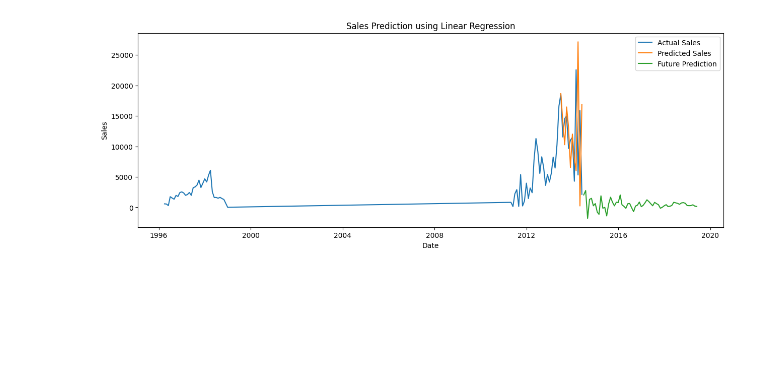
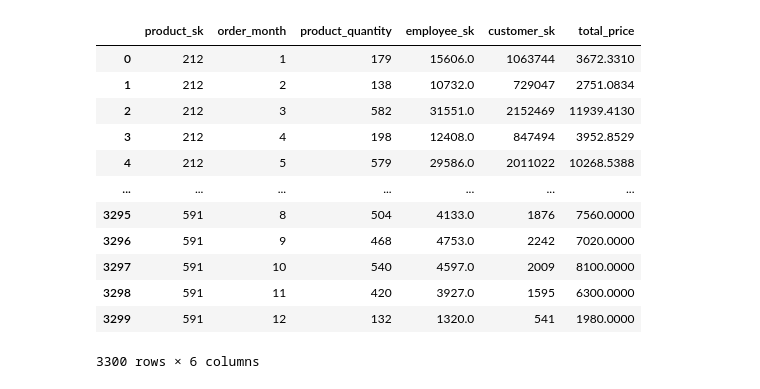
Before and after one commit to JordiPan/United-Outdoors, a Jupyter notebook: python/ML/linear_regression.ipynb, the cells around one changed output. Saved outputs shown, nothing was run; the diff lists cells and outputs as text; code cells hidden in the pictures; blank space fills up the shorter version.

Commit message:
updated linear regression

```diff
--- a/python/ML/linear_regression.ipynb
+++ b/python/ML/linear_regression.ipynb
@@ -198,37 +17,43 @@ plt.show()
-# %%
-lr_model = LinearRegression()
-lr_model.fit(x_train, y_train)
-
-x_future = x_train[-1, :].reshape(1, -1)
-
-future_predictions = []
-
-for _ in range(60):
-    lr_pred = lr_model.predict(x_future)
-
-    future_predictions.append(lr_pred[0])
-
-    x_future = np.roll(x_future, -1)
-    x_future[0, -1] = lr_pred
-
-
-future_predictions = np.array(future_predictions).reshape(-1, 1)
-future_predictions = np.concatenate((future_predictions, np.zeros((60, 12))), axis=1)
-future_predictions = scaler.inverse_transform(future_predictions)
-future_predictions = future_predictions[:, 0]
-
-date_range = pd.date_range(start='2014-06-01', periods=60, freq='M')
-future_predictions = pd.Series(future_predictions, name='Future Prediction')
-future_predictions = pd.DataFrame({'order_date': date_range, 'Future Prediction': future_predictions})
-
-plt.figure(figsize=(15,5))
-plt.plot(monthly_sales['order_date'], monthly_sales['product_quantity'])
-plt.plot(predict_df['order_date'], predict_df['Linear Prediction'])
-plt.plot(future_predictions['order_date'], future_predictions['Future Prediction'])
-plt.title('Sales Prediction using Linear Regression')
-plt.xlabel('Date')
-plt.ylabel('Sales')
-plt.legend(['Actual Sales', 'Predicted Sales', 'Future Prediction'])
-plt.show()
-# %% [output]
-[figure, removed]
+# %%
+# make a query to get the data from the database from order_details and make a join with customer we can use customer_sk as a key
+query = 'SELECT * FROM dbo.order_details'
+df = pd.read_sql(query, dwh_conn)
+df = df[['order_details_sk', 'order_date', 'product_quantity', 'product_listprice', 'product_sk', 'employee_sk', 'customer_sk', ]]
+df = df.dropna()
+
+
+# make a new column where the total price is shown
+df['total_price'] = df['product_quantity'] * df['product_listprice']
+
+# remove the columns that are not needed
+df = df.drop([ 'product_listprice', 'order_details_sk'], axis=1)
+
+# datetime
+df['order_date'] = pd.to_datetime(df['order_date'])
+
+# Extract year, month, and day as separate features
+df['order_month'] = df['order_date'].dt.month
+
+# Drop the original order_date column
+df.drop('order_date', axis=1, inplace=True)
+
+# combine where product_sk and order_month are the same
+df = df.groupby(['product_sk', 'order_month']).sum().reset_index()
+
+
+
+df
+# %% [output]
+|  | product_sk | order_month | product_quantity | employee_sk | customer_sk | total_price |
+| 0 | 212 | 1 | 179 | 15606.0 | 1063744 | 3672.3310 |
+| 1 | 212 | 2 | 138 | 10732.0 | 729047 | 2751.0834 |
+| 2 | 212 | 3 | 582 | 31551.0 | 2152469 | 11939.4130 |
+| 3 | 212 | 4 | 198 | 12408.0 | 847494 | 3952.8529 |
+| 4 | 212 | 5 | 579 | 29586.0 | 2011022 | 10268.5388 |
+| ... | ... | ... | ... | ... | ... | ... |
+| 3295 | 591 | 8 | 504 | 4133.0 | 1876 | 7560.0000 |
+| 3296 | 591 | 9 | 468 | 4753.0 | 2242 | 7020.0000 |
+| 3297 | 591 | 10 | 540 | 4597.0 | 2009 | 8100.0000 |
+| 3298 | 591 | 11 | 420 | 3927.0 | 1595 | 6300.0000 |
+| 3299 | 591 | 12 | 132 | 1320.0 | 541 | 1980.0000 |
+3300 rows × 6 columns
```
Also changed, not shown: parts of 24 cells of this notebook.
